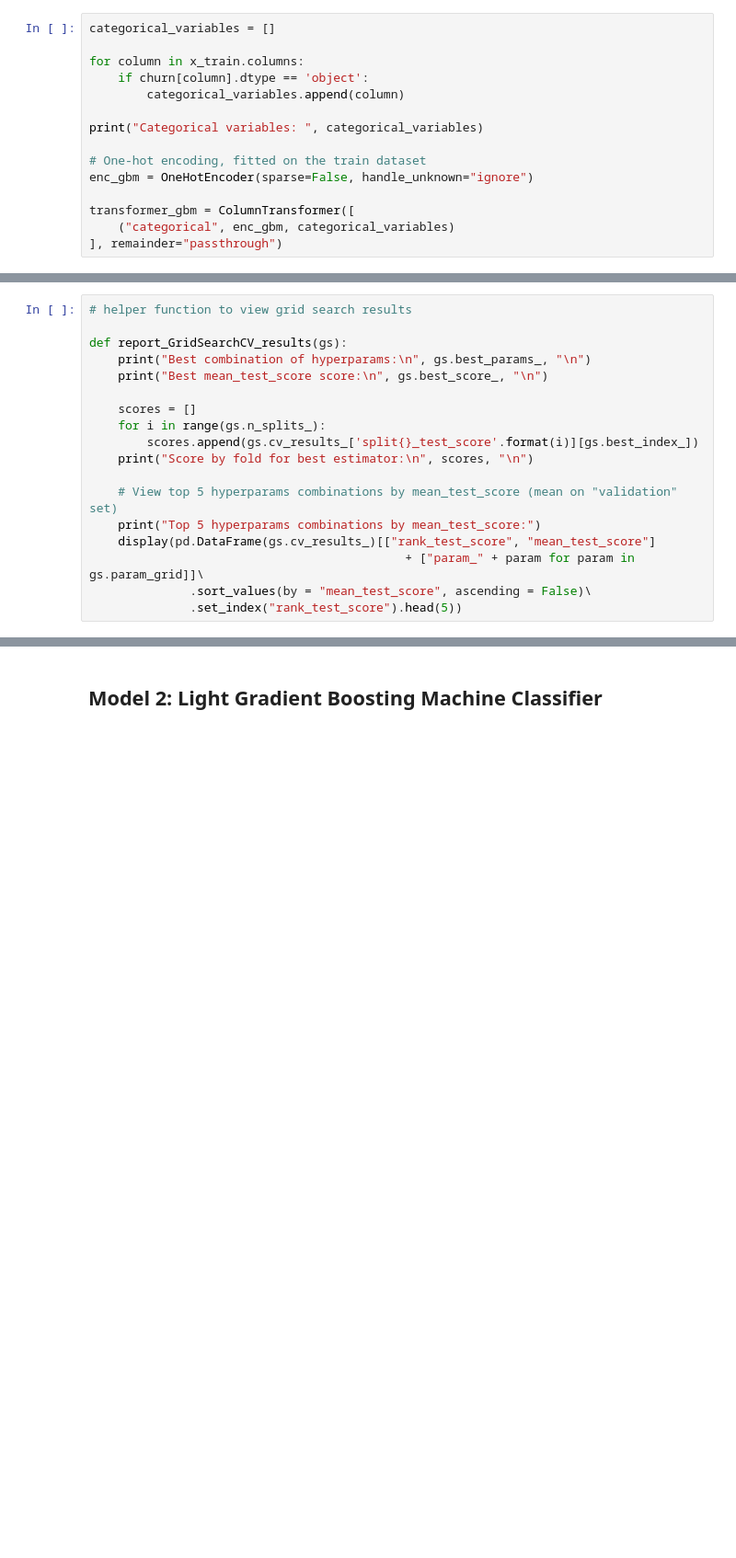
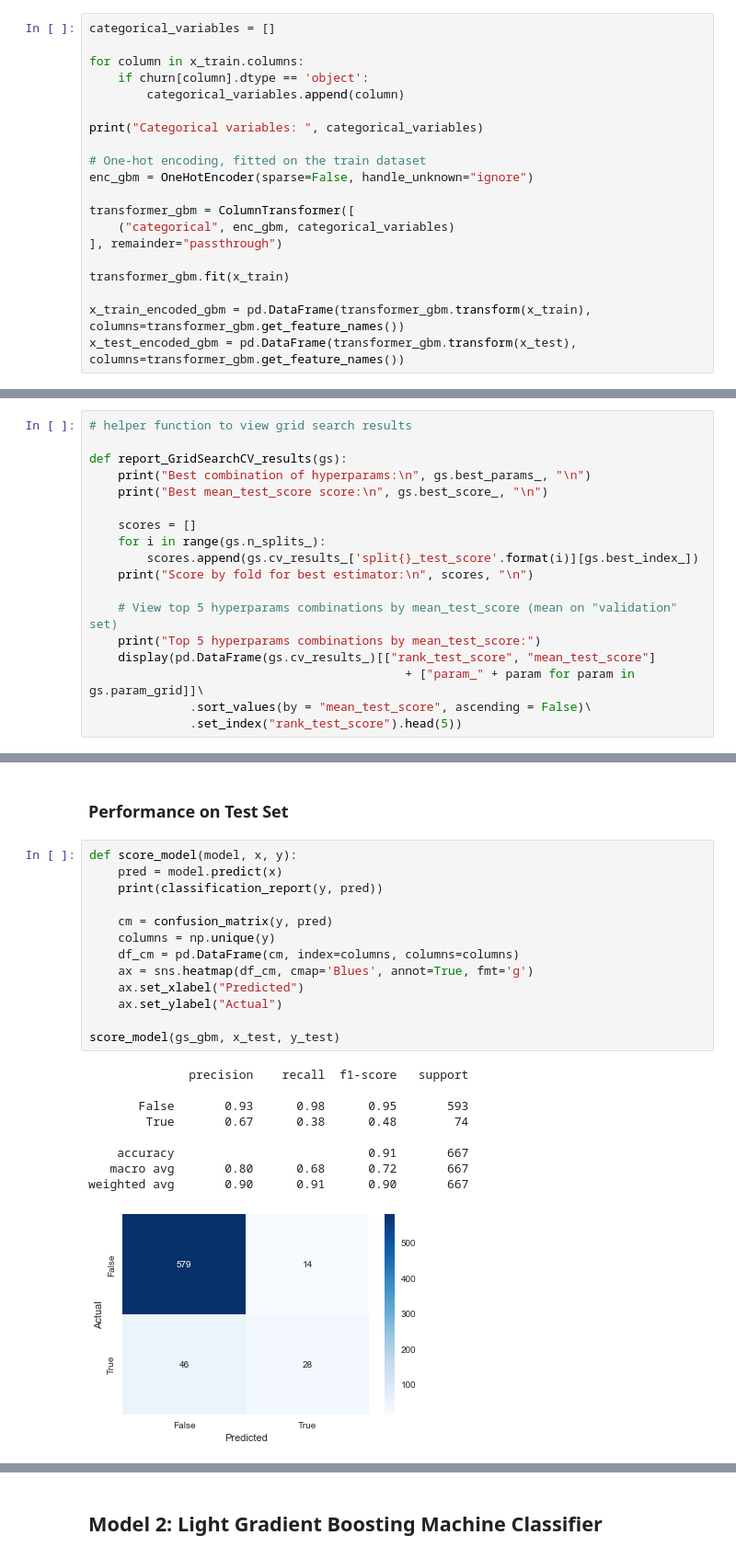
Before and after one commit to mevin-singh/Portfolio-Projects, a Jupyter notebook: Python/Customer Churn Prediction/churn_prediction.ipynb, the cells around one changed output, grey strips where cells are left out. Shown at 92% size. Cells and saved outputs as stored; diff of their text form; blank space fills up the shorter version.

Commit message:
confusion matrix

```diff
--- a/Python/Customer Churn Prediction/churn_prediction.ipynb
+++ b/Python/Customer Churn Prediction/churn_prediction.ipynb
@@ -190,6 +190,11 @@ enc_gbm = OneHotEncoder(sparse=False, handle_unknown="ignore")
 transformer_gbm = ColumnTransformer([
     ("categorical", enc_gbm, categorical_variables)
 ], remainder="passthrough")
+
+transformer_gbm.fit(x_train)
+
+x_train_encoded_gbm = pd.DataFrame(transformer_gbm.transform(x_train), columns=transformer_gbm.get_feature_names())
+x_test_encoded_gbm = pd.DataFrame(transformer_gbm.transform(x_test), columns=transformer_gbm.get_feature_names())
 # %% [output]
 Categorical variables:  ['state', 'area code', 'international plan', 'voice mail plan']
 # %% [markdown]
@@ -290,3 +277,28 @@ Top 5 hyperparams combinations by mean_test_score:
 | 3 | 0.895352 | 5 | 0.1 | 80 | ... |
 | 4 | 0.893473 | 5 | 0.1 | 100 | ... |
 | 5 | 0.892726 | 5 | 0.1 | 400 | ... |
+# %% [markdown]
+### Performance on Test Set
+# %%
+def score_model(model, x, y):
+    pred = model.predict(x)
+    print(classification_report(y, pred))
+
+    cm = confusion_matrix(y, pred)
+    columns = np.unique(y)
+    df_cm = pd.DataFrame(cm, index=columns, columns=columns)
+    ax = sns.heatmap(df_cm, cmap='Blues', annot=True, fmt='g')
+    ax.set_xlabel("Predicted")
+    ax.set_ylabel("Actual")
+
+score_model(gs_gbm, x_test, y_test)
+# %% [output]
+              precision    recall  f1-score   support
+
+       False       0.93      0.98      0.95       593
+        True       0.67      0.38      0.48        74
+
+    accuracy                           0.91       667
+   macro avg       0.80      0.68      0.72       667
+weighted avg       0.90      0.91      0.90       667
+[figure, added]
```
Also changed, not shown: parts of 14 cells of this notebook.
